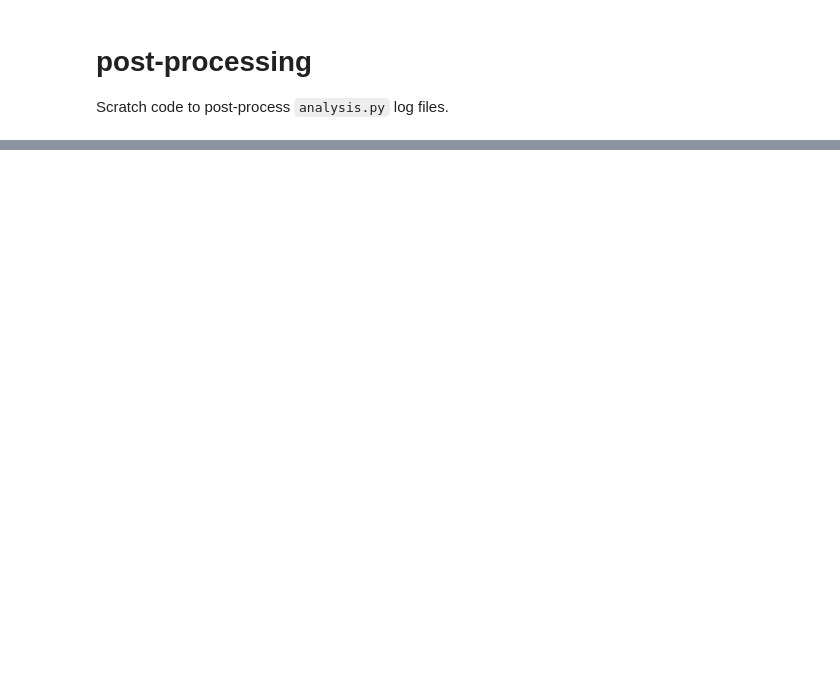
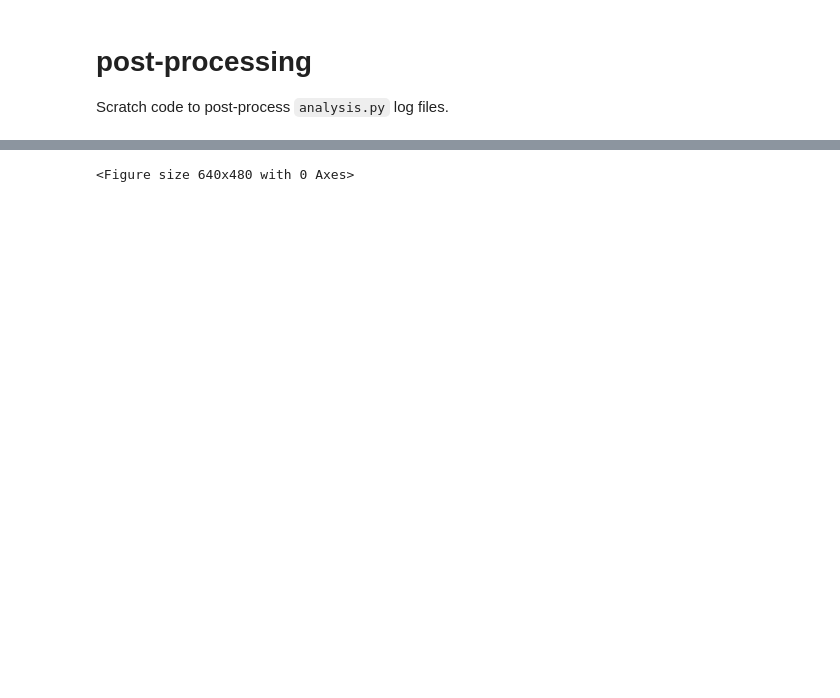
Before and after one commit to labicon/dp-ilqr, a Jupyter notebook: run/post.ipynb, the cells around one changed output, grey strips where cells are left out. Drawn from its saved outputs; the diff is of its cells as text; code cells hidden in the pictures; blank space fills up the shorter version.

```diff
--- a/run/post.ipynb
+++ b/run/post.ipynb
@@ -75,0 +211,5 @@ for patch, color in zip(bp['boxes'], ['pink', 'lightblue']):
+# %%
+plt.figure()
+# %% [output]
+<Figure size 640x480 with 0 Axes>
+[figure, added]
```
Also changed, not shown: parts of 25 cells of this notebook, 1 other file.
